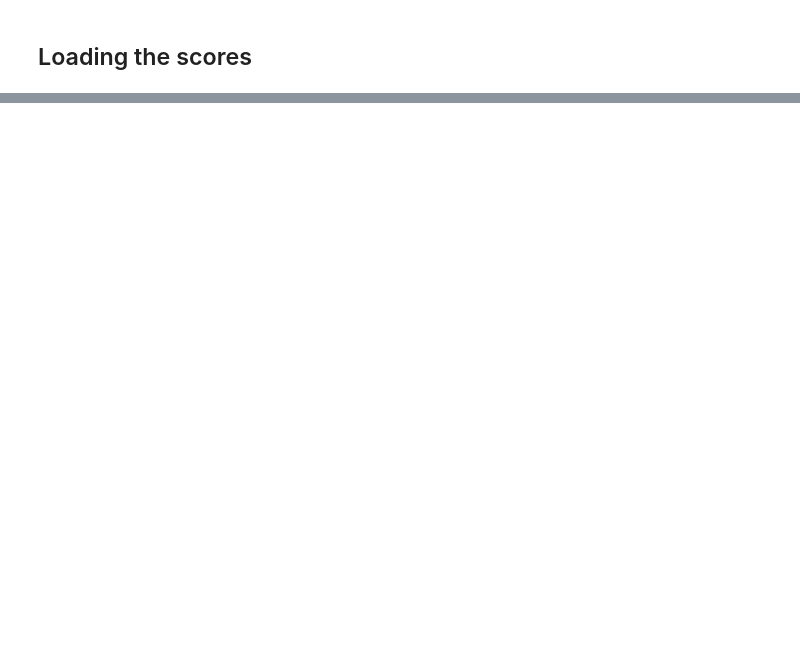
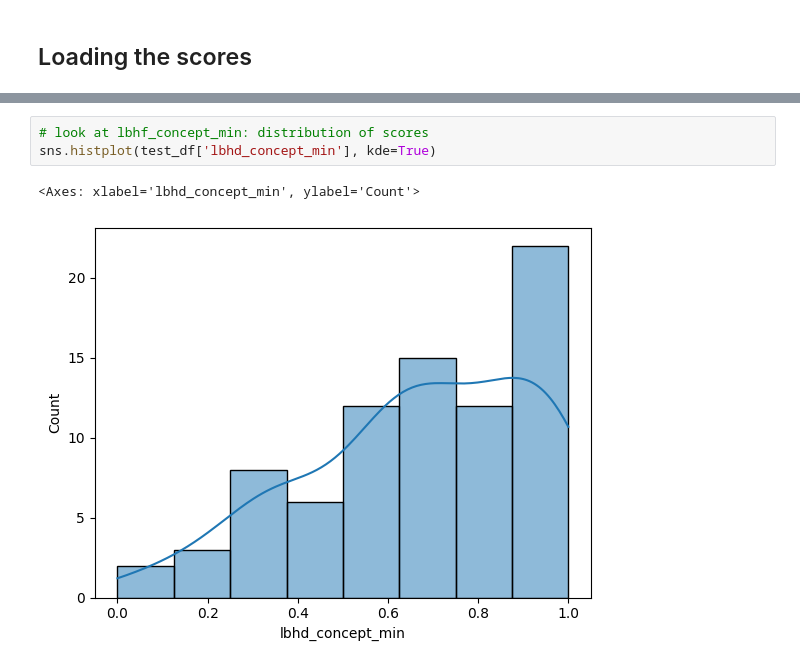
Before and after one commit to SimonB97/halu-detect-eval, a Jupyter notebook: analysis.ipynb, the cells around one changed output, grey strips where cells are left out. Cells and saved outputs as stored; diff of their text form; blank space fills up the shorter version.

```diff
--- a/analysis.ipynb
+++ b/analysis.ipynb
@@ -206,0 +249,6 @@ plot_correlation_matrix(test_df, datasets[0]["model"], datasets[0]["dataset_name
+# %%
+# look at lbhf_concept_min: distribution of scores
+sns.histplot(test_df['lbhd_concept_min'], kde=True)
+# %% [output]
+<Axes: xlabel='lbhd_concept_min', ylabel='Count'>
+[figure, added]
```
Also changed, not shown: parts of 7 cells of this notebook.
